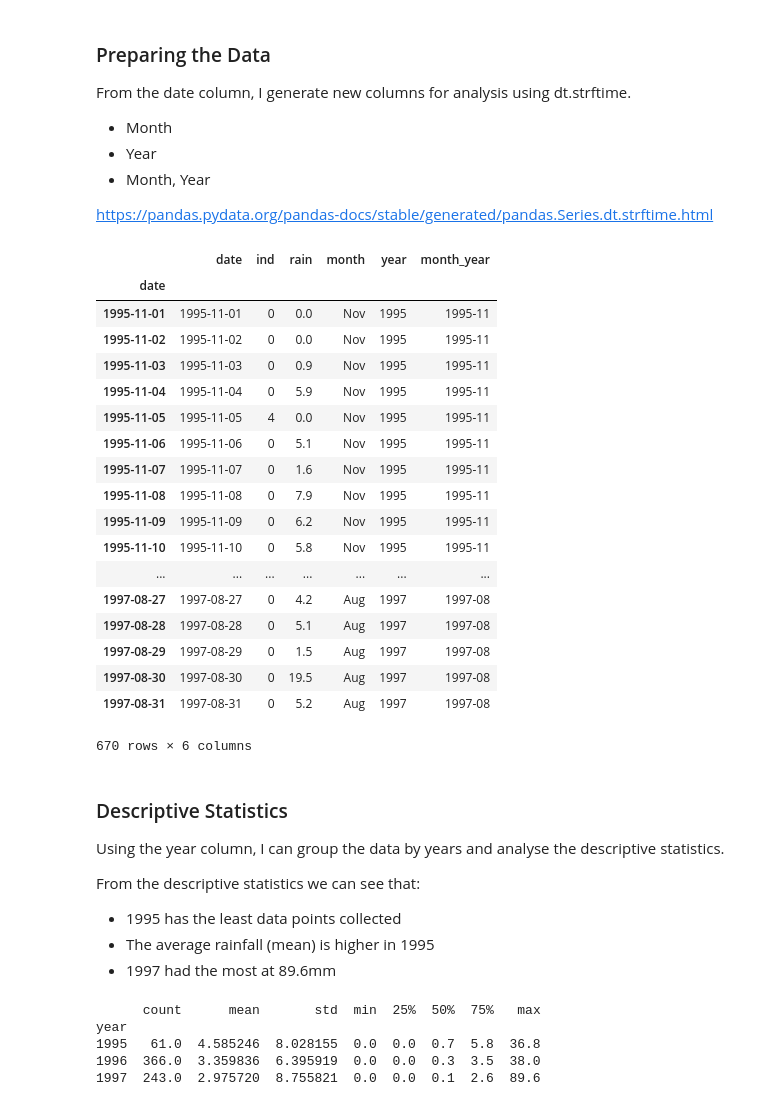
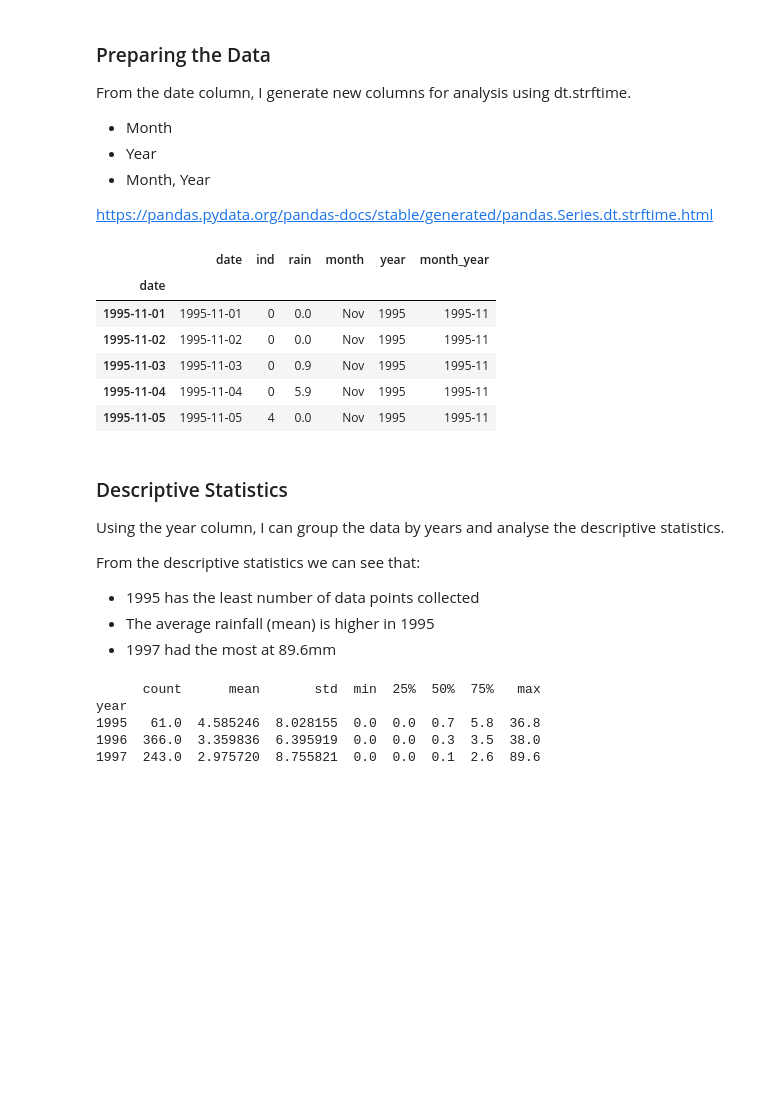
Before and after one commit to RitRa/Box-Plot-Project, a Jupyter notebook: Box Plot Project.ipynb, the cells around one changed output. Cells and saved outputs as stored; diff of their text form; code cells hidden in the pictures; blank space fills up the shorter version.

```diff
--- a/Box Plot Project.ipynb
+++ b/Box Plot Project.ipynb
@@ -112,46 +110,36 @@ From the date column, I generate new columns for analysis using dt.strftime.
 
 https://pandas.pydata.org/pandas-docs/stable/generated/pandas.Series.dt.strftime.html
 # %%
+
 # Set the datetime column as the index
 df.index = df['date']
 
 # create a new column for month
 df['month'] = df['date'].dt.strftime('%b')
 
 # create a new column for year
 df['year'] = df['date'].dt.strftime('%Y')
 
 # create a new column for month and year together
 # https://pandas.pydata.org/pandas-docs/stable/generated/pandas.Series.dt.to_period.html
 df['month_year'] = df.date.dt.to_period('M')
 
-df
+# a look at the top 5 rows
+df.head(5)
 # %% [output]
 |  | date | ind | rain | month | year | month_year |
 | date |  |  |  |  |  |  |
 | 1995-11-01 | 1995-11-01 | 0 | 0.0 | Nov | 1995 | 1995-11 |
 | 1995-11-02 | 1995-11-02 | 0 | 0.0 | Nov | 1995 | 1995-11 |
 | 1995-11-03 | 1995-11-03 | 0 | 0.9 | Nov | 1995 | 1995-11 |
 | 1995-11-04 | 1995-11-04 | 0 | 5.9 | Nov | 1995 | 1995-11 |
 | 1995-11-05 | 1995-11-05 | 4 | 0.0 | Nov | 1995 | 1995-11 |
-| 1995-11-06 | 1995-11-06 | 0 | 5.1 | Nov | 1995 | 1995-11 |
-| 1995-11-07 | 1995-11-07 | 0 | 1.6 | Nov | 1995 | 1995-11 |
-| 1995-11-08 | 1995-11-08 | 0 | 7.9 | Nov | 1995 | 1995-11 |
-| 1995-11-09 | 1995-11-09 | 0 | 6.2 | Nov | 1995 | 1995-11 |
-| 1995-11-10 | 1995-11-10 | 0 | 5.8 | Nov | 1995 | 1995-11 |
-| ... | ... | ... | ... | ... | ... | ... |
-| 1997-08-27 | 1997-08-27 | 0 | 4.2 | Aug | 1997 | 1997-08 |
-| 1997-08-28 | 1997-08-28 | 0 | 5.1 | Aug | 1997 | 1997-08 |
-| 1997-08-29 | 1997-08-29 | 0 | 1.5 | Aug | 1997 | 1997-08 |
-| 1997-08-30 | 1997-08-30 | 0 | 19.5 | Aug | 1997 | 1997-08 |
-| 1997-08-31 | 1997-08-31 | 0 | 5.2 | Aug | 1997 | 1997-08 |
-670 rows × 6 columns
 # %% [markdown]
 ### Descriptive Statistics
 Using the year column, I can group the data by years and analyse the descriptive statistics.
 
 From the descriptive statistics we can see that:
-- 1995 has the least data points collected
+- 1995 has the least number of data points collected
 - The average rainfall (mean) is higher in 1995
 - 1997 had the most at 89.6mm
 # %%
```
Also changed, not shown: parts of 18 cells of this notebook.
